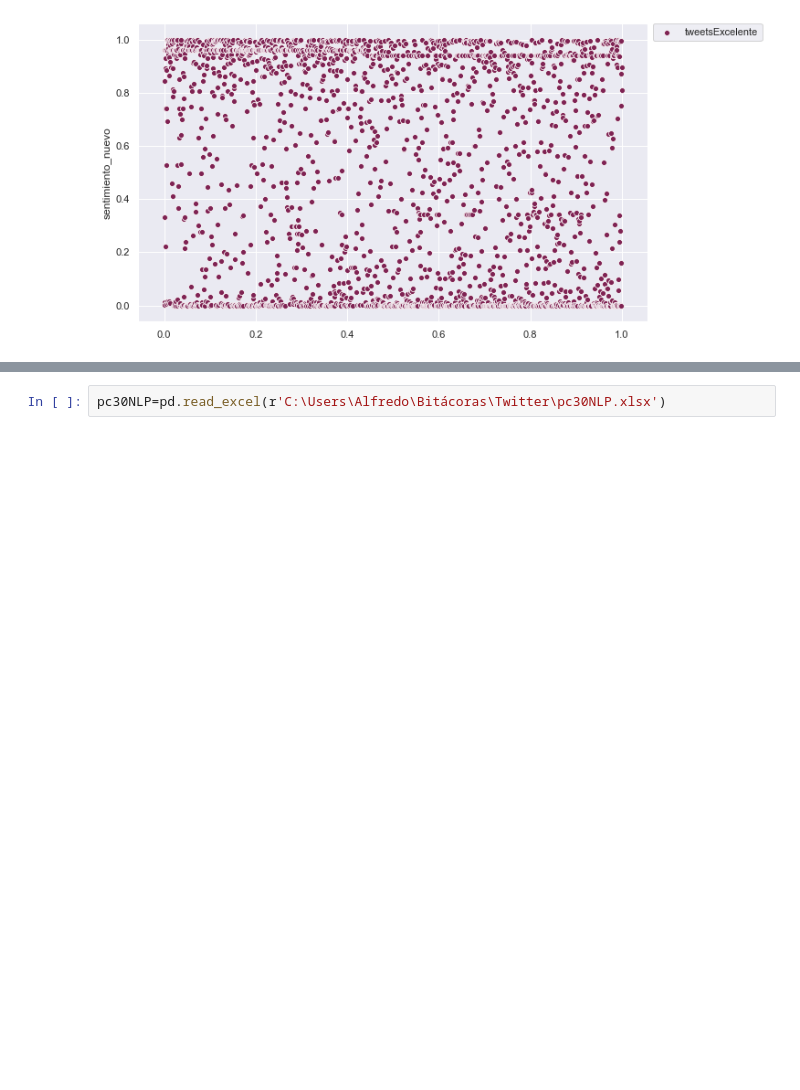
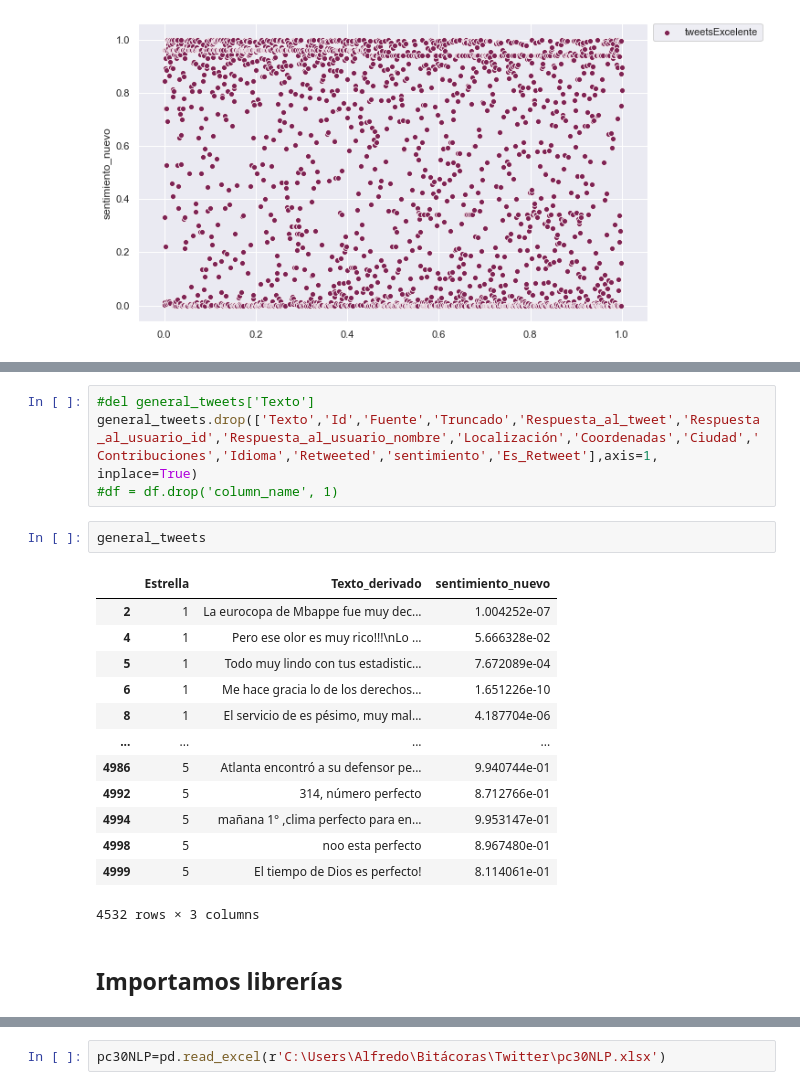
Before and after one commit to panasabena/Analisis_exploratorio_de_tweepy, a Jupyter notebook: Explorando.ipynb, the cells around one changed output, grey strips where cells are left out. Drawn from its saved outputs; the diff is of its cells as text; blank space fills up the shorter version.

```diff
--- a/Explorando.ipynb
+++ b/Explorando.ipynb
@@ -767,0 +810,22 @@ plt.legend(bbox_to_anchor=(1.01, 1),
+# %%
+#del general_tweets['Texto']
+general_tweets.drop(['Texto','Id','Fuente','Truncado','Respuesta_al_tweet','Respuesta_al_usuario_id','Respuesta_al_usuario_nombre','Localización','Coordenadas','Ciudad','Contribuciones','Idioma','Retweeted','sentimiento','Es_Retweet'],axis=1, inplace=True)
+#df = df.drop('column_name', 1)
+# %%
+general_tweets
+# %% [output]
+|  | Estrella | Texto_derivado | sentimiento_nuevo |
+| 2 | 1 | La eurocopa de Mbappe fue muy dec... | 1.004252e-07 |
+| 4 | 1 | Pero ese olor es muy rico!!!\nLo ... | 5.666328e-02 |
+| 5 | 1 | Todo muy lindo con tus estadistic... | 7.672089e-04 |
+| 6 | 1 | Me hace gracia lo de los derechos... | 1.651226e-10 |
+| 8 | 1 | El servicio de es pésimo, muy mal... | 4.187704e-06 |
+| ... | ... | ... | ... |
+| 4986 | 5 | Atlanta encontró a su defensor pe... | 9.940744e-01 |
+| 4992 | 5 | 314, número perfecto | 8.712766e-01 |
+| 4994 | 5 | mañana 1° ,clima perfecto para en... | 9.953147e-01 |
+| 4998 | 5 | noo esta perfecto | 8.967480e-01 |
+| 4999 | 5 | El tiempo de Dios es perfecto! | 8.114061e-01 |
+4532 rows × 3 columns
+# %% [markdown]
+## Importamos librerías
```
Also changed, not shown: parts of 40 cells of this notebook.
